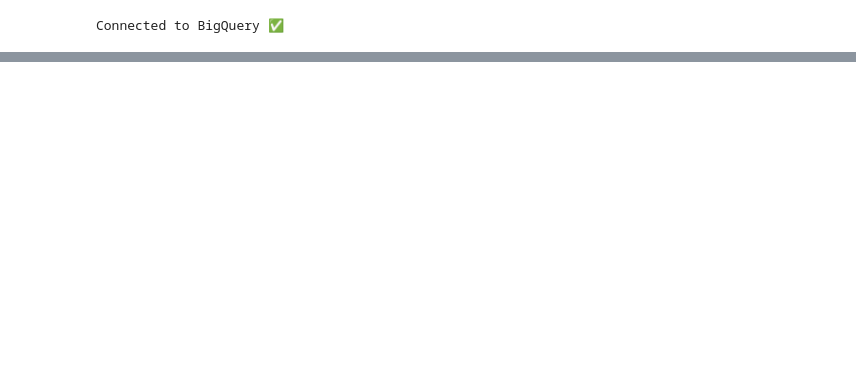
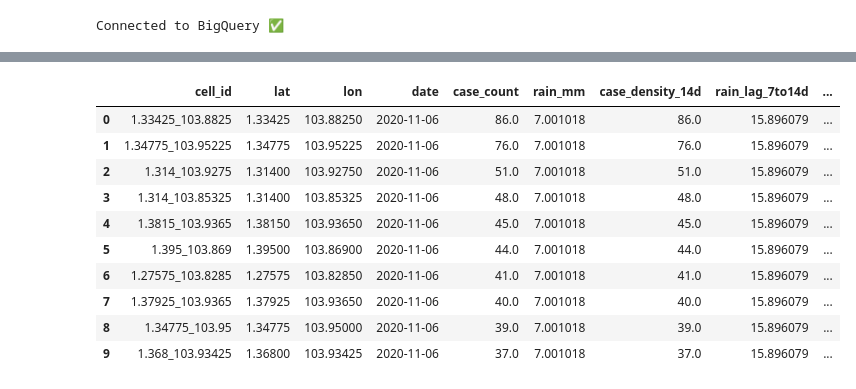
Before and after one commit to edmundzen/dengue-early-warning, a Jupyter notebook: member2_risk_model.ipynb, the cells around one changed output, grey strips where cells are left out. Cells and saved outputs as stored; diff of their text form; code cells hidden in the pictures; blank space fills up the shorter version.

```diff
--- a/member2_risk_model.ipynb
+++ b/member2_risk_model.ipynb
@@ -383,0 +255,5 @@ The GPU risk model successfully:
+# %%
+gdf = cudf.from_pandas(merged_df)
+
+print("GPU Rows:", len(gdf))
+gdf.head()
@@ -383,0 +268,12 @@ The GPU risk model successfully:
+# %%
+cols = [
+    "case_density_14d",
+    "rain_lag_7to14d",
+    "recurrence",
+    "forecast_value"
+]
+
+for c in cols:
+    gdf[c] = gdf[c].fillna(0)
+
+gdf[cols].isna().sum()
@@ -383,0 +286,17 @@ The GPU risk model successfully:
+# %%
+gdf["risk_score"] = (
+      gdf["case_density_14d"] * 0.40
+    + gdf["rain_lag_7to14d"] * 0.20
+    + gdf["recurrence"] * 0.15
+    + gdf["forecast_value"] * 0.25
+)
+
+gdf["risk_score"] = gdf["risk_score"].round(2)
+
+gdf[[
+    "case_density_14d",
+    "rain_lag_7to14d",
+    "recurrence",
+    "forecast_value",
+    "risk_score"
+]].head()
@@ -383,0 +310,22 @@ The GPU risk model successfully:
+# %%
+risk = (
+    gdf
+    .sort_values("risk_score", ascending=False)
+    .reset_index(drop=True)
+)
+
+risk["rank"] = risk.index + 1
+
+risk.head(10)
+# %% [output]
+|  | cell_id | lat | lon | date | case_count | rain_mm | case_density_14d | rain_lag_7to14d | ... |
+| 0 | 1.33425_103.8825 | 1.33425 | 103.88250 | 2020-11-06 | 86.0 | 7.001018 | 86.0 | 15.896079 | ... |
+| 1 | 1.34775_103.95225 | 1.34775 | 103.95225 | 2020-11-06 | 76.0 | 7.001018 | 76.0 | 15.896079 | ... |
+| 2 | 1.314_103.9275 | 1.31400 | 103.92750 | 2020-11-06 | 51.0 | 7.001018 | 51.0 | 15.896079 | ... |
+| 3 | 1.314_103.85325 | 1.31400 | 103.85325 | 2020-11-06 | 48.0 | 7.001018 | 48.0 | 15.896079 | ... |
+| 4 | 1.3815_103.9365 | 1.38150 | 103.93650 | 2020-11-06 | 45.0 | 7.001018 | 45.0 | 15.896079 | ... |
+| 5 | 1.395_103.869 | 1.39500 | 103.86900 | 2020-11-06 | 44.0 | 7.001018 | 44.0 | 15.896079 | ... |
+| 6 | 1.27575_103.8285 | 1.27575 | 103.82850 | 2020-11-06 | 41.0 | 7.001018 | 41.0 | 15.896079 | ... |
+| 7 | 1.37925_103.9365 | 1.37925 | 103.93650 | 2020-11-06 | 40.0 | 7.001018 | 40.0 | 15.896079 | ... |
+| 8 | 1.34775_103.95 | 1.34775 | 103.95000 | 2020-11-06 | 39.0 | 7.001018 | 39.0 | 15.896079 | ... |
+| 9 | 1.368_103.93425 | 1.36800 | 103.93425 | 2020-11-06 | 37.0 | 7.001018 | 37.0 | 15.896079 | ... |
```
Also changed, not shown: parts of 61 cells of this notebook.
